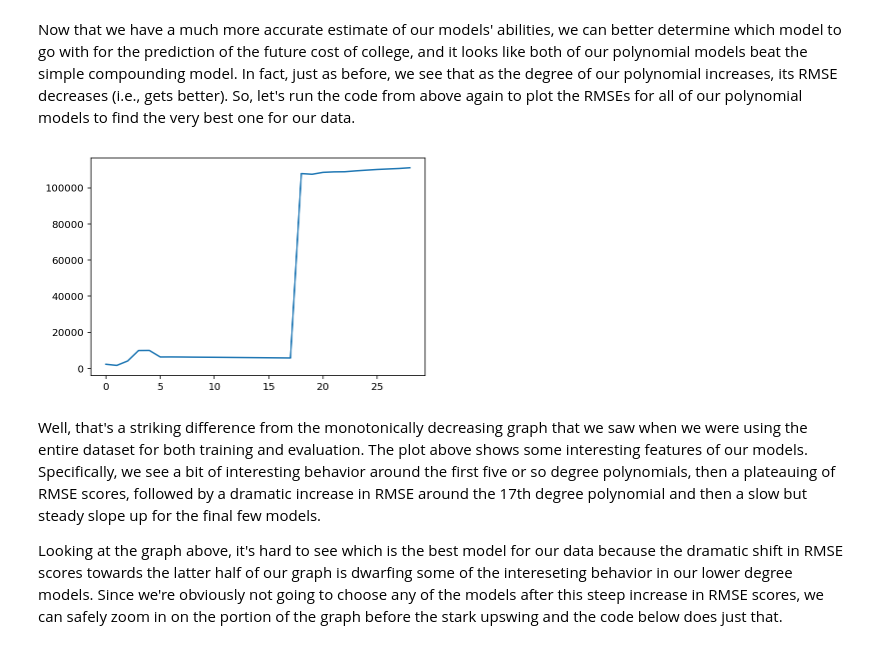
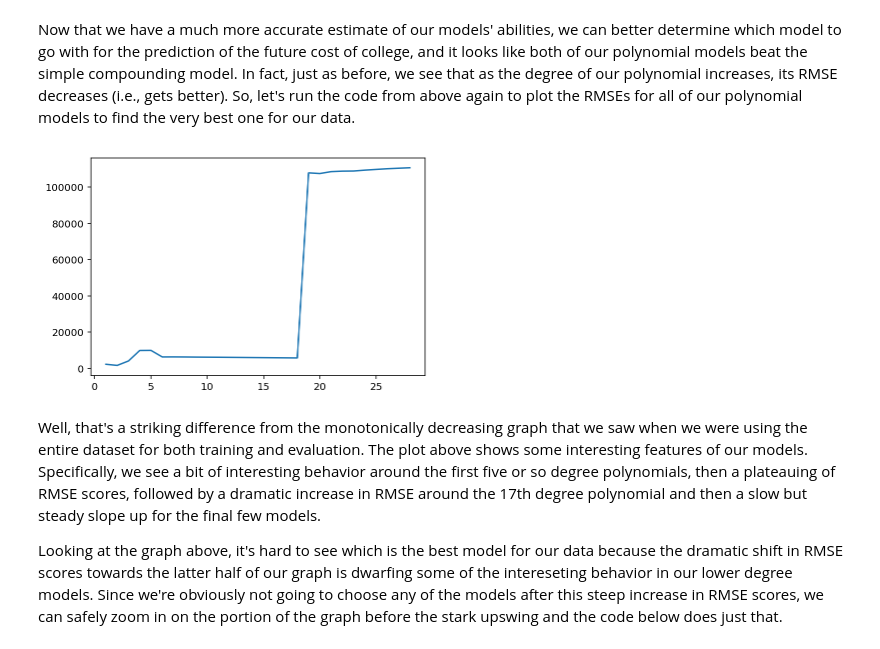
Before and after one commit to croach/data_science_for_daddies, a Jupyter notebook: Data Science for Daddies (and Mommies).ipynb, the cells around one changed output. Drawn from its saved outputs; the diff is of its cells as text; code cells hidden in the pictures.

```diff
--- a/Data Science for Daddies (and Mommies).ipynb
+++ b/Data Science for Daddies (and Mommies).ipynb
@@ -594,13 +596,13 @@ Quadratic Model RMSE   : 1695.5596511745744
 Now that we have a much more accurate estimate of our models' abilities, we can better determine which model to go with for the prediction of the future cost of college, and it looks like both of our polynomial models beat the simple compounding model. In fact, just as before, we see that as the degree of our polynomial increases, its RMSE decreases (i.e., gets better). So, let's run the code from above again to plot the RMSEs for all of our polynomial models to find the very best one for our data.
 # %%
 rmses = []
-for degree in range(1, len(historical_amts) + 2):
-    pm = train_polynomial_model(train, degree)
+degrees = len(historical_amts)
+for i in range(degrees):
+    pm = train_polynomial_model(train, i+1)
     rmses.append(rmse(pm(test_X), test_y))
-    #print('Polynomial ({0:02}) Model RMSE : {1}'.format(degree, rmse(pm(test_X), test_y)))
-plt.plot(rmses);
+plt.plot(range(1, degrees + 1), rmses);
 # %% [output]
-[figure, old version]
+[figure, new version]
 # %% [markdown]
 Well, that's a striking difference from the monotonically decreasing graph that we saw when we were using the entire dataset for both training and evaluation. The plot above shows some interesting features of our models. Specifically, we see a bit of interesting behavior around the first five or so degree polynomials, then a plateauing of RMSE scores, followed by a dramatic increase in RMSE around the 17th degree polynomial and then a slow but steady slope up for the final few models.
 
```
Also changed, not shown: parts of 24 cells of this notebook.
